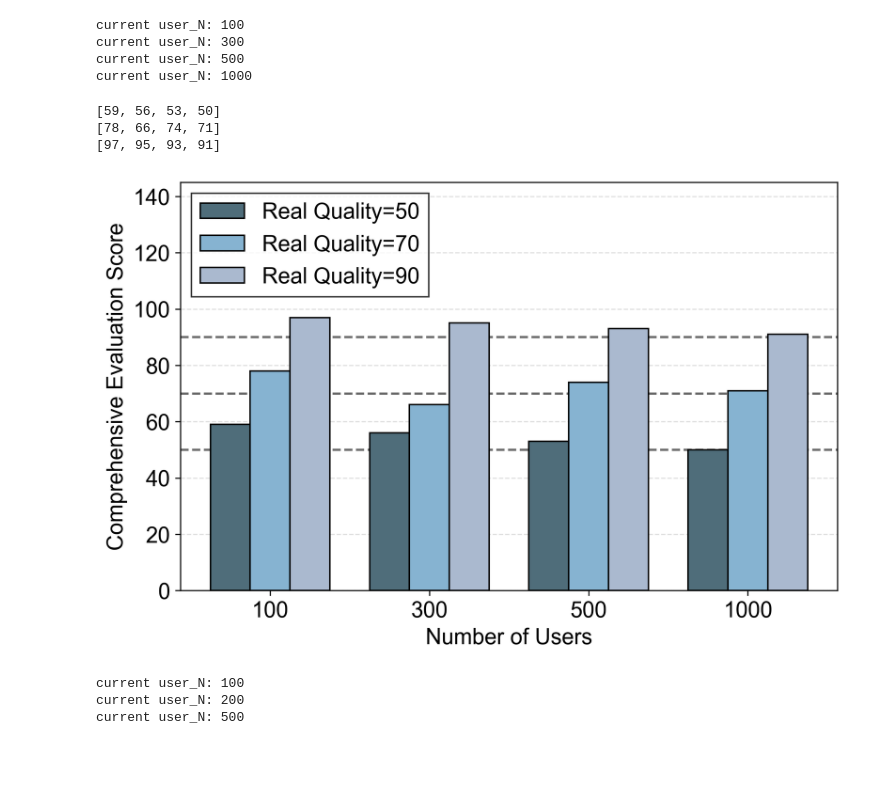
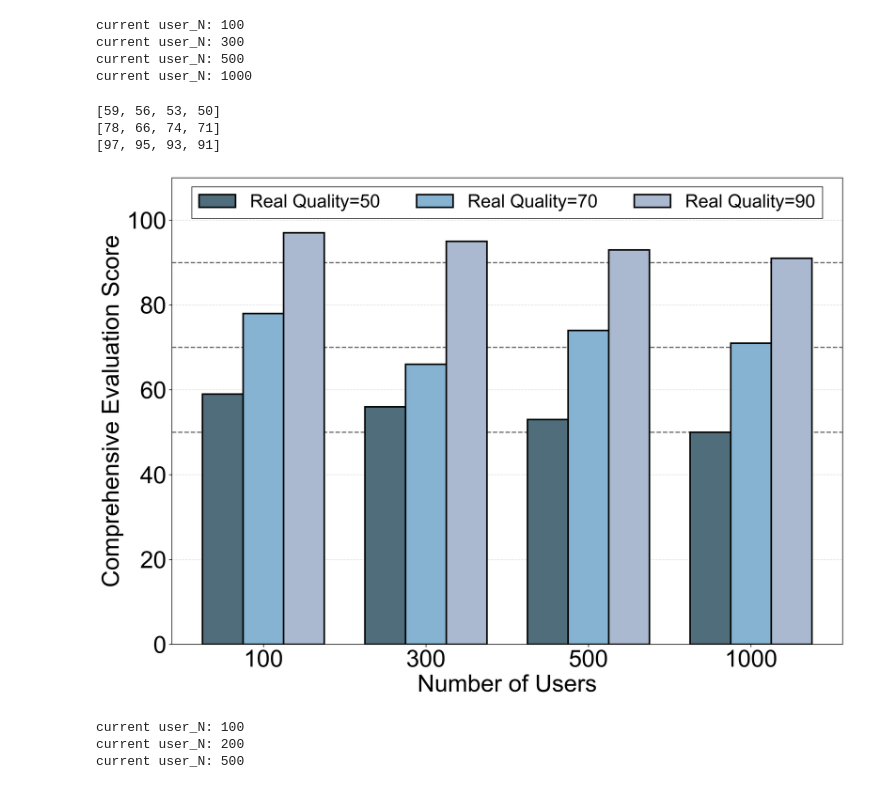
Before and after one commit to righstar2020/br-cti-experiment, a Jupyter notebook: experiment5.ipynb, the cells around one changed output. Saved outputs shown, nothing was run; the diff lists cells and outputs as text; code cells hidden in the pictures; blank space fills up the shorter version.

```diff
--- a/experiment5.ipynb
+++ b/experiment5.ipynb
@@ -675,9 +685,9 @@ import matplotlib.pyplot as plt
 import matplotlib.font_manager as fm
 # 设置Arial字体
 plt.rcParams['font.family'] = 'Arial'
-plt.rcParams['font.size'] = 15
+plt.rcParams['font.size'] = 35
 
-plt.figure(figsize=(8,5), dpi=300)
+plt.figure(figsize=(14,10), dpi=300)
 x = np.arange(len(need_list))
 width = 0.25
 
@@ -692,18 +702,18 @@ patterns = ['/', '\\', 'x']  # 定义不同的斜线填充样式
 for i in range(len(gamma_list)):
     prices = [price_list[i] for price_list in cti_price_diff_need_list]
     bar = plt.bar(x + i*width, prices, width, label=f'γ={gamma_list[i]}', alpha=1, color=colors[i],
-            edgecolor='black', linewidth=1, zorder=3)
+            edgecolor='black', zorder=3,linewidth=2)  # 调大边框线条为2
     # 为每个柱子添加斜线填充
     # for patch in bar.patches:
     #     patch.set_hatch(patterns[i])
 
 # 添加初始价格的水平虚线
-plt.axhline(y=init_price, color='black', linestyle='--', label='Initial Price',alpha=0.5)
+plt.axhline(y=init_price, color='black', linestyle='--',linewidth=2, label='Initial Price', alpha=0.5)  # 调大边框线条为2
 
-plt.xlabel('CTI Demands', fontname='Arial', fontsize=15)
-plt.ylabel('CTI Price', fontname='Arial', fontsize=15)
-plt.xticks(x + width, need_list, fontname='Arial', fontsize=15)
-plt.legend(edgecolor='black', fancybox=False, prop={'family':'Arial', 'size':15})
+plt.xlabel('CTI Demands', fontname='Arial', fontsize=35)
+plt.ylabel('CTI Price', fontname='Arial', fontsize=35)
+plt.xticks(x + width, need_list, fontname='Arial', fontsize=35)
+plt.legend(edgecolor='black', fancybox=False, prop={'family':'Arial', 'size':30})
 plt.tight_layout()
 #保存pdf
 plt.savefig('ex1_fig.pdf', bbox_inches='tight', dpi=300)
@@ -752,47 +762,55 @@ cti_compre_eval_diff_user_num_list[3][2] = 91
 import json
 with open('ex2_result_list.json', 'w') as f:
     json.dump(cti_compre_eval_diff_user_num_list, f)
+# %%
+user_N_list = [100,300,500,1000]
+init_quality_list = [50,70,90]
+#加载数据
+import json
+with open('ex2_result_list.json', 'r') as f:
+    cti_compre_eval_diff_user_num_list = json.load(f)
 # %%
+import numpy as np
 import matplotlib.pyplot as plt
 import matplotlib.font_manager as fm
 # 设置Arial字体
 plt.rcParams['font.family'] = 'Arial'
-plt.rcParams['font.size'] = 15
+plt.rcParams['font.size'] = 30
 # 绘图部分保持不变
-plt.figure(figsize=(8,5),dpi=300)
+plt.figure(figsize=(14,10),dpi=300)
 x = np.arange(len(user_N_list))
 width = 0.25
 
 plt.grid(True, axis='y', linestyle='--', alpha=0.4, zorder=0)
 
 colors = ['#4F6D7A', '#86B3D1', '#AAB9CF']
 patterns = ['/', '\\', 'x']
 
 
 
 for i in range(len(init_quality_list)):
     scores = [score_list[i] for score_list in cti_compre_eval_diff_user_num_list]
     print(scores)
     bar = plt.bar(x + i*width, scores, width,
             label=f'Real Quality={init_quality_list[i]}',
-            alpha=1, color=colors[i], edgecolor='black', linewidth=1, zorder=3)
+            alpha=1, color=colors[i], edgecolor='black', linewidth=2, zorder=3)
     # 添加对应初始质量的水平虚线
     plt.axhline(y=init_quality_list[i], color='black', linestyle='--', alpha=0.6)
 
-plt.xlabel('Number of Users', fontname='Arial', fontsize=15)
-plt.ylabel('Comprehensive Evaluation Score', fontname='Arial', fontsize=15)
-plt.xticks(x + width, user_N_list, fontname='Arial', fontsize=15)
-plt.ylim(0,145)
-plt.legend(edgecolor='black', fancybox=False, prop={'family':'Arial', 'size':15},loc='upper left')
-
+plt.xlabel('Number of Users', fontname='Arial', fontsize=30)
+plt.ylabel('Comprehensive Evaluation Score', fontname='Arial', fontsize=30)
+plt.xticks(x + width, user_N_list, fontname='Arial', fontsize=30)
+plt.ylim(0,110)
+plt.legend(edgecolor='black', fancybox=False, prop={'family':'Arial', 'size':23}, loc='upper center', ncol=3)
+plt.tight_layout()
 #保存pdf
 plt.savefig('ex2_fig.pdf', bbox_inches='tight', dpi=300)
 plt.show()
 # %% [output]
 [59, 56, 53, 50]
 [78, 66, 74, 71]
 [97, 95, 93, 91]
-[figure, old version]
+[figure, new version]
 # %%
 # 3.指标3不同用户规模下恶意用户的识别数量，随时间步增长 恶意用户比例20%
 
```
Also changed, not shown: parts of 11 cells of this notebook, 11 other files.
